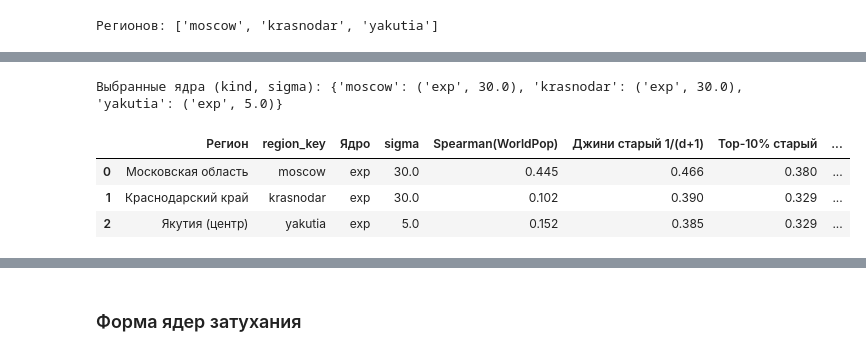
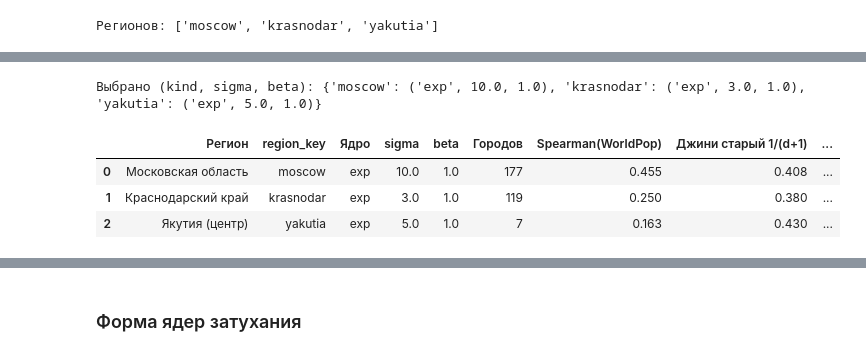
Before and after one commit to f-kravchenko/mipt-spring-2026-prak-spacial-distribution, a Jupyter notebook: notebooks/01_decay.ipynb, the cells around one changed output, grey strips where cells are left out. Drawn from its saved outputs; the diff is of its cells as text; code cells hidden in the pictures.

```diff
--- a/notebooks/01_decay.ipynb
+++ b/notebooks/01_decay.ipynb
@@ -71,26 +137,22 @@ Spearman-корреляцию веса затухания с население
 # %%
 SIGMA_GRID = {
-    "exp":   [5, 10, 15, 20, 30, 40, 60, 80],
-    "gauss": [5, 10, 15, 20, 30, 40, 60, 80],
+    "exp":   [3, 5, 8, 10, 15, 20, 30, 40, 60],
+    "gauss": [3, 5, 8, 10, 15, 20, 30, 40, 60],
     "power": [1.0, 1.5, 2.0, 2.5, 3.0, 4.0],
 }
+BETAS = [1.0, 1.5, 2.0, 2.77]
 
 rows = []
 for key, g in grids.items():
     Xr = sd.X_SHIPPING[key]
     for kind in sd.KERNELS:
-        (best_sigma, rho), _ = sd.tune_sigma(g, key, kind, SIGMA_GRID[kind])
-        v = sd.distribute_decay(g, Xr, key, best_sigma, kind)
+        (bs, bb, rho), _ = sd.tune_gravity(g, key, kind, SIGMA_GRID[kind], BETAS, buffer_km=BUFFER_KM)
+        v = sd.distribute_decay(g, Xr, key, bs, kind, beta=bb, buffer_km=BUFFER_KM)
         rows.append({
-            "Регион": REGIONS[key]["title"],
-            "region_key": key,
-            "Ядро": kind,
-            "sigma": best_sigma,
-            "Spearman(WorldPop)": round(rho, 3),
-            "Джини": round(sd.gini(v), 3),
-            "Top-10%": round(sd.top_share(v), 3),
+            "Регион": REGIONS[key]["title"], "region_key": key, "Ядро": kind,
+            "sigma": bs, "beta": bb, "Spearman(WorldPop)": round(rho, 3),
+            "Джини": round(sd.gini(v), 3), "Top-10%": round(sd.top_share(v), 3),
         })
-
 kernels_df = pd.DataFrame(rows)
 kernels_df
 # %% [output]
@@ -115,40 +176,44 @@ gravity-моделей доступности, а по корреляции с W
 # %%
 CHOSEN_KERNEL = "exp"
 
 chosen = {}
 metrics_rows = []
 for key, g in grids.items():
-    cfg = REGIONS[key]
-    Xr = sd.X_SHIPPING[key]
-    (sigma, rho), _ = sd.tune_sigma(g, key, CHOSEN_KERNEL, SIGMA_GRID[CHOSEN_KERNEL])
+    cfg, Xr = REGIONS[key], sd.X_SHIPPING[key]
+    (sigma, beta, rho), _ = sd.tune_gravity(g, key, CHOSEN_KERNEL, SIGMA_GRID[CHOSEN_KERNEL], BETAS, buffer_km=BUFFER_KM)
 
-    v1 = sd.distribute_decay(g, Xr, key, sigma, CHOSEN_KERNEL)
+    v1 = sd.distribute_decay(g, Xr, key, sigma, CHOSEN_KERNEL, beta=beta, buffer_km=BUFFER_KM)
     g["method_otgr_v1"] = v1
-    chosen[key] = (CHOSEN_KERNEL, sigma)
+    chosen[key] = (CHOSEN_KERNEL, sigma, beta)
 
-    # прежний наивный вариант для сравнения: ближайший город, 1/(d+1), без населения
+    # вариант с эластичностью регрессии v3 (β=2.77), тот же σ
+    g["method_otgr_v1_b277"] = sd.distribute_decay(g, Xr, key, sigma, CHOSEN_KERNEL, beta=2.77, buffer_km=BUFFER_KM)
+
+    # прежний наивный вариант: ближайший город, 1/(d+1), без населения и фильтра
     d_min = sd.city_distances_km(g, sd.cities_gdf(key, g.crs)).min(axis=1)
     w_old = 1.0 / (d_min + 1.0)
     v_old = Xr * w_old / w_old.sum()
     g["method_otgr_v1_old"] = v_old
 
     metrics_rows.append({
         "Регион": cfg["title"], "region_key": key,
-        "Ядро": CHOSEN_KERNEL, "sigma": sigma,
+        "Ядро": CHOSEN_KERNEL, "sigma": sigma, "beta": beta,
+        "Городов": len(sd.cities_gdf(key, g.crs, grid=g, buffer_km=BUFFER_KM)),
         "Spearman(WorldPop)": round(rho, 3),
         "Джини старый 1/(d+1)": round(sd.gini(v_old), 3),
         "Top-10% старый": round(sd.top_share(v_old), 3),
         "Джини v1": round(sd.gini(v1), 3),
         "Top-10% v1": round(sd.top_share(v1), 3),
+        "Джини v1 β=2.77": round(sd.gini(g["method_otgr_v1_b277"]), 3),
     })
 
 metrics_df = pd.DataFrame(metrics_rows)
-print("Выбранные ядра (kind, sigma):", chosen)
+print("Выбрано (kind, sigma, beta):", chosen)
 metrics_df
 # %% [output]
-Выбранные ядра (kind, sigma): {'moscow': ('exp', 30.0), 'krasnodar': ('exp', 30.0), 'yakutia': ('exp', 5.0)}
+Выбрано (kind, sigma, beta): {'moscow': ('exp', 10.0, 1.0), 'krasnodar': ('exp', 3.0, 1.0), 'yakutia': ('exp', 5.0, 1.0)}
-|  | Регион | region_key | Ядро | sigma | Spearman(WorldPop) | Джини старый 1/(d+1) | Top-10% старый | ... |
-| 0 | Московская область | moscow | exp | 30.0 | 0.445 | 0.466 | 0.380 | ... |
-| 1 | Краснодарский край | krasnodar | exp | 30.0 | 0.102 | 0.390 | 0.329 | ... |
-| 2 | Якутия (центр) | yakutia | exp | 5.0 | 0.152 | 0.385 | 0.329 | ... |
+|  | Регион | region_key | Ядро | sigma | beta | Городов | Spearman(WorldPop) | Джини старый 1/(d+1) | ... |
+| 0 | Московская область | moscow | exp | 10.0 | 1.0 | 177 | 0.455 | 0.408 | ... |
+| 1 | Краснодарский край | krasnodar | exp | 3.0 | 1.0 | 119 | 0.250 | 0.380 | ... |
+| 2 | Якутия (центр) | yakutia | exp | 5.0 | 1.0 | 7 | 0.163 | 0.430 | ... |
 # %% [markdown]
```
Also changed, not shown: parts of 15 cells of this notebook, 15 other files.
